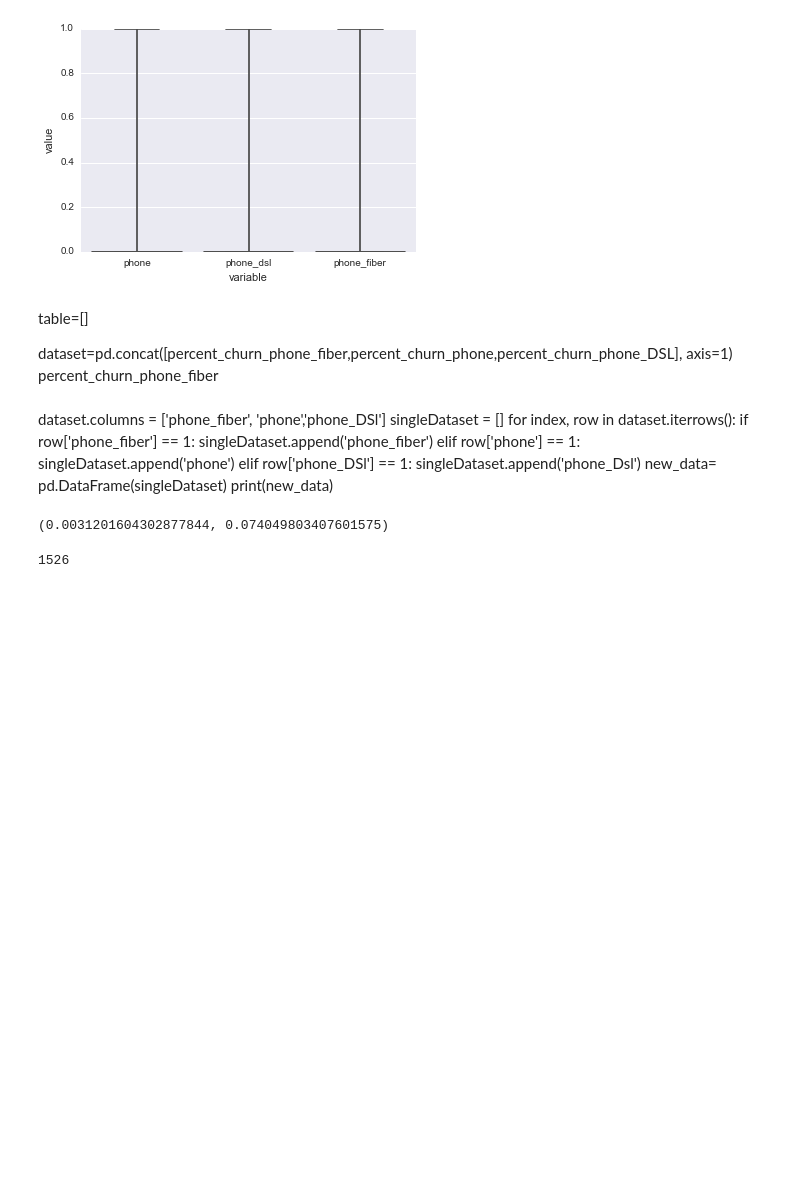
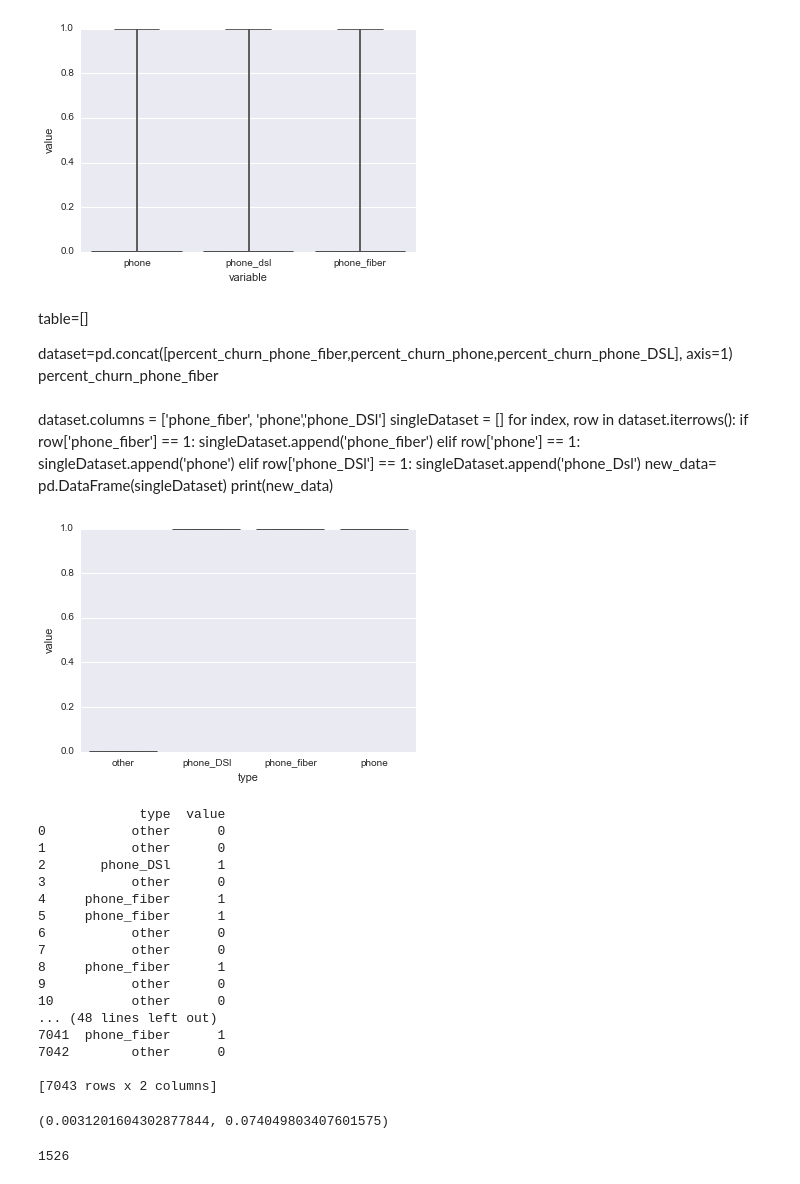
Before and after one commit to vinhpvu/Telco-customer-analytics, a Jupyter notebook: Untitled.ipynb, the cells around one changed output. Drawn from its saved outputs; the diff is of its cells as text; code cells hidden in the pictures; blank space fills up the shorter version.

```diff
--- a/Untitled.ipynb
+++ b/Untitled.ipynb
@@ -245,6 +245,65 @@ for index, row in dataset.iterrows():
         singleDataset.append('phone_Dsl')
 new_data= pd.DataFrame(singleDataset)
 print(new_data)
+# %%
+data_phone= ((customer["DSL"]==0)*(customer["PhoneService"]==1)*(customer["Fiber optic"]==0)*(customer["Churn"]==1))*1
+data_phone_Dsl= ((customer["DSL"]==1)*(customer["PhoneService"]==1)*(customer["Fiber optic"]==0)*(customer["Churn"]==1))*1
+data_phone_Fiber= ((customer["DSL"]==0)*(customer["PhoneService"]==1)*(customer["Fiber optic"]==1)*(customer["Churn"]==1))*1
+
+data_phone=pd.DataFrame(data_phone)
+
+data_phone_Dsl=pd.DataFrame(data_phone_Dsl)
+
+data_phone_Fiber=pd.DataFrame(data_phone_Fiber)
+data_phone['type']="phone"
+data_phone_Fiber['type']="phone_fiber"
+data_phone_Dsl['type']="phone_DSl"
+new_data=pd.concat([data_phone,data_phone_Dsl,data_phone_Fiber], axis=1)
+new_data.columns=["phone","type","phone_DSl","type",'phone_fiber',"type"]
+
+singleDataset = []
+valueDataset = []
+for index, row in new_data.iterrows():
+    if row['phone_fiber'] == 1:
+        singleDataset.append('phone_fiber')
+        valueDataset.append(1)
+    elif row['phone'] == 1:
+        singleDataset.append('phone')
+        valueDataset.append(1)
+    elif row['phone_DSl'] == 1:
+          singleDataset.append('phone_DSl')
+          valueDataset.append(1)
+    else:
+        singleDataset.append('other')
+        valueDataset.append(0)
+
+new_data1= pd.DataFrame(singleDataset)
+new_data1.columns=["type"]
+new_data1["value"]=valueDataset
+
+sns.boxplot(x="type", y="value", data=new_data1)
+
+plt.show()
+print(new_data1)
+# %% [output]
+[figure, added]
+             type  value
+0           other      0
+1           other      0
+2       phone_DSl      1
+3           other      0
+4     phone_fiber      1
+5     phone_fiber      1
+6           other      0
+7           other      0
+8     phone_fiber      1
+9           other      0
+10          other      0
+... (48 lines left out)
+7041  phone_fiber      1
+7042        other      0
+
+[7043 rows x 2 columns]
 # %%
 print(df3_std,df3_mean)
 # %% [output]
```
